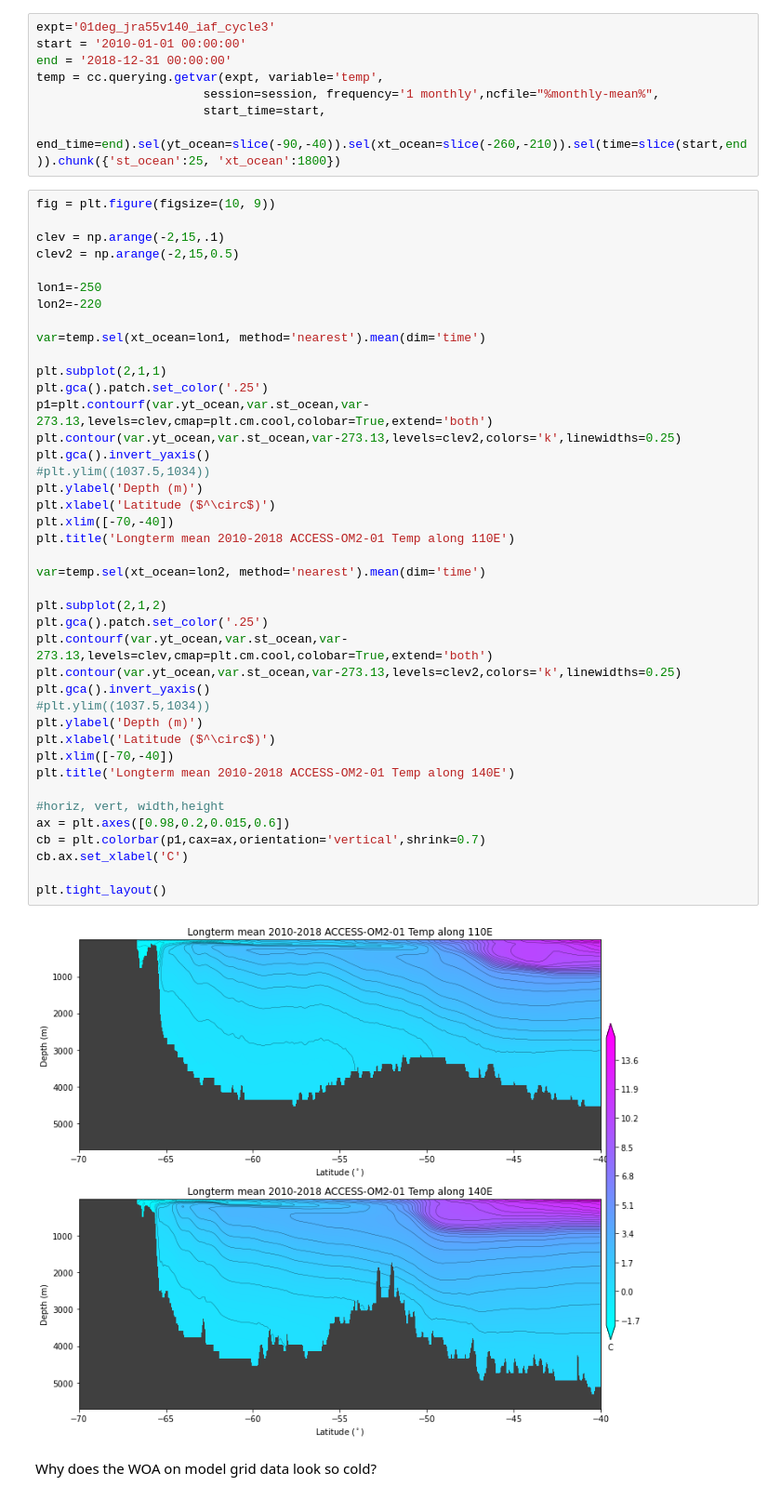
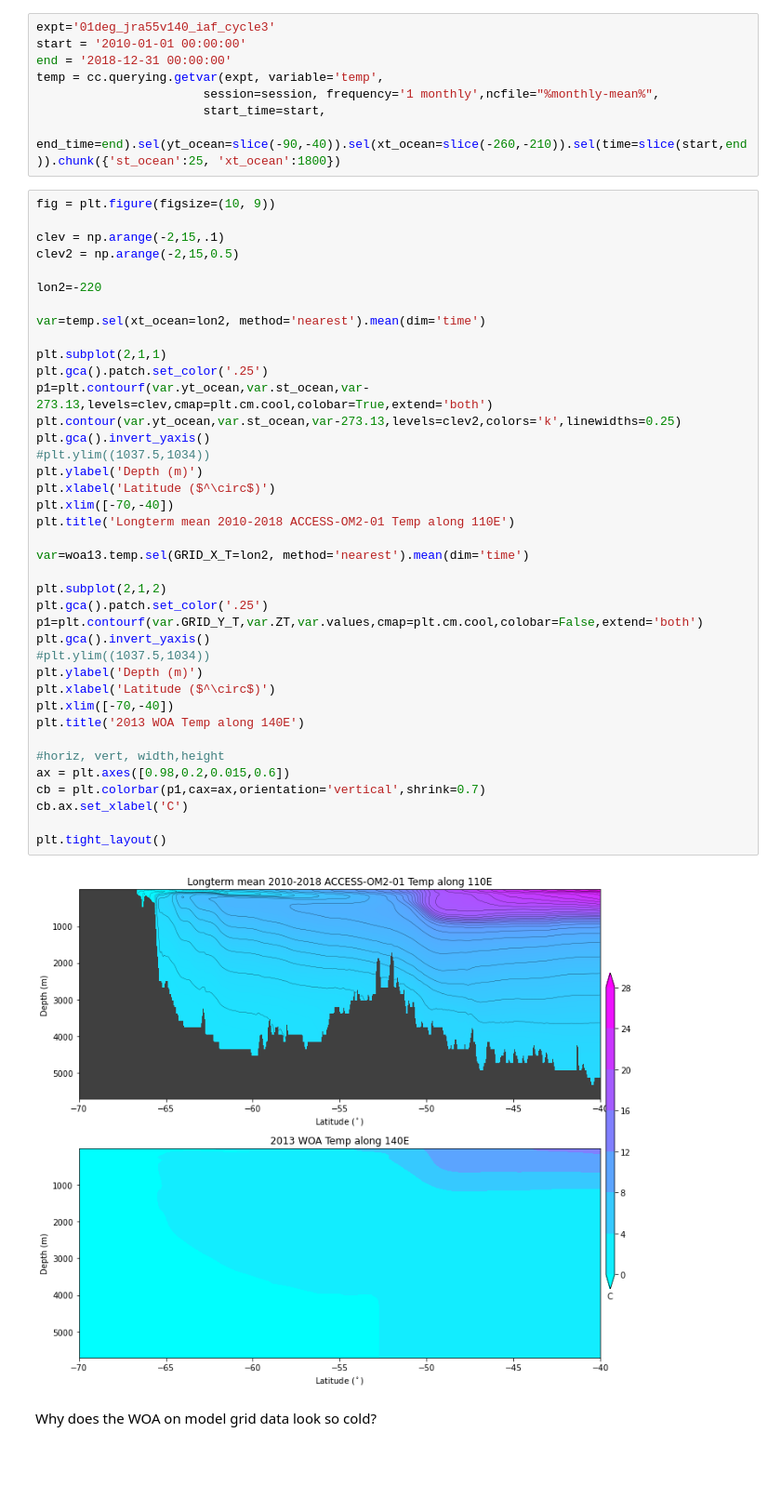
Before and after one commit to PaulSpence/110Evs140E, a Jupyter notebook: temp_140E.ipynb, the cells around one changed output. Shown: that part at 93% size. Cells and saved outputs as stored; diff of their text form; blank space fills up the shorter version.

Commit message:
update temp plots

```diff
--- a/temp_140E.ipynb
+++ b/temp_140E.ipynb
@@ -97,42 +97,40 @@ fig = plt.figure(figsize=(10, 9))
 clev = np.arange(-2,15,.1)
 clev2 = np.arange(-2,15,0.5)
 
-lon1=-250
 lon2=-220
 
-var=temp.sel(xt_ocean=lon1, method='nearest').mean(dim='time')
+var=temp.sel(xt_ocean=lon2, method='nearest').mean(dim='time')
 
 plt.subplot(2,1,1)
 plt.gca().patch.set_color('.25')
 p1=plt.contourf(var.yt_ocean,var.st_ocean,var-273.13,levels=clev,cmap=plt.cm.cool,colobar=True,extend='both')
 plt.contour(var.yt_ocean,var.st_ocean,var-273.13,levels=clev2,colors='k',linewidths=0.25)
 plt.gca().invert_yaxis()
 #plt.ylim((1037.5,1034))
 plt.ylabel('Depth (m)')
 plt.xlabel('Latitude ($^\circ$)')
 plt.xlim([-70,-40])
 plt.title('Longterm mean 2010-2018 ACCESS-OM2-01 Temp along 110E')
 
-var=temp.sel(xt_ocean=lon2, method='nearest').mean(dim='time')
+var=woa13.temp.sel(GRID_X_T=lon2, method='nearest').mean(dim='time')
 
 plt.subplot(2,1,2)
 plt.gca().patch.set_color('.25')
-plt.contourf(var.yt_ocean,var.st_ocean,var-273.13,levels=clev,cmap=plt.cm.cool,colobar=True,extend='both')
-plt.contour(var.yt_ocean,var.st_ocean,var-273.13,levels=clev2,colors='k',linewidths=0.25)
+p1=plt.contourf(var.GRID_Y_T,var.ZT,var.values,cmap=plt.cm.cool,colobar=False,extend='both')
 plt.gca().invert_yaxis()
 #plt.ylim((1037.5,1034))
 plt.ylabel('Depth (m)')
 plt.xlabel('Latitude ($^\circ$)')
 plt.xlim([-70,-40])
-plt.title('Longterm mean 2010-2018 ACCESS-OM2-01 Temp along 140E')
+plt.title('2013 WOA Temp along 140E')
 
 #horiz, vert, width,height
 ax = plt.axes([0.98,0.2,0.015,0.6])
 cb = plt.colorbar(p1,cax=ax,orientation='vertical',shrink=0.7)
 cb.ax.set_xlabel('C')
 
 plt.tight_layout()
 # %% [output]
-[figure, old version]
+[figure, new version]
 # %% [markdown]
 Why does the WOA on model grid data look so cold?
```
Also changed, not shown: parts of 9 cells of this notebook.
